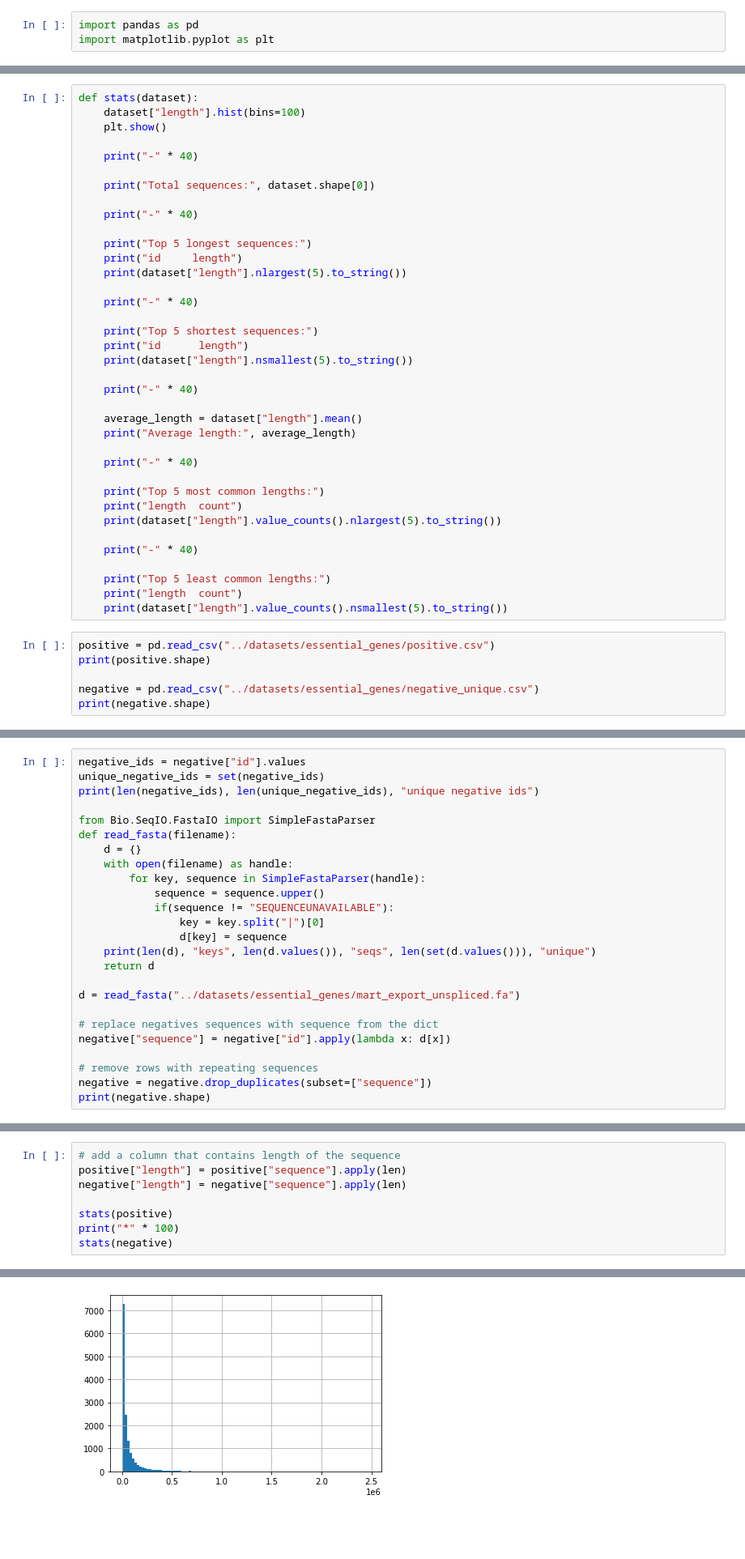
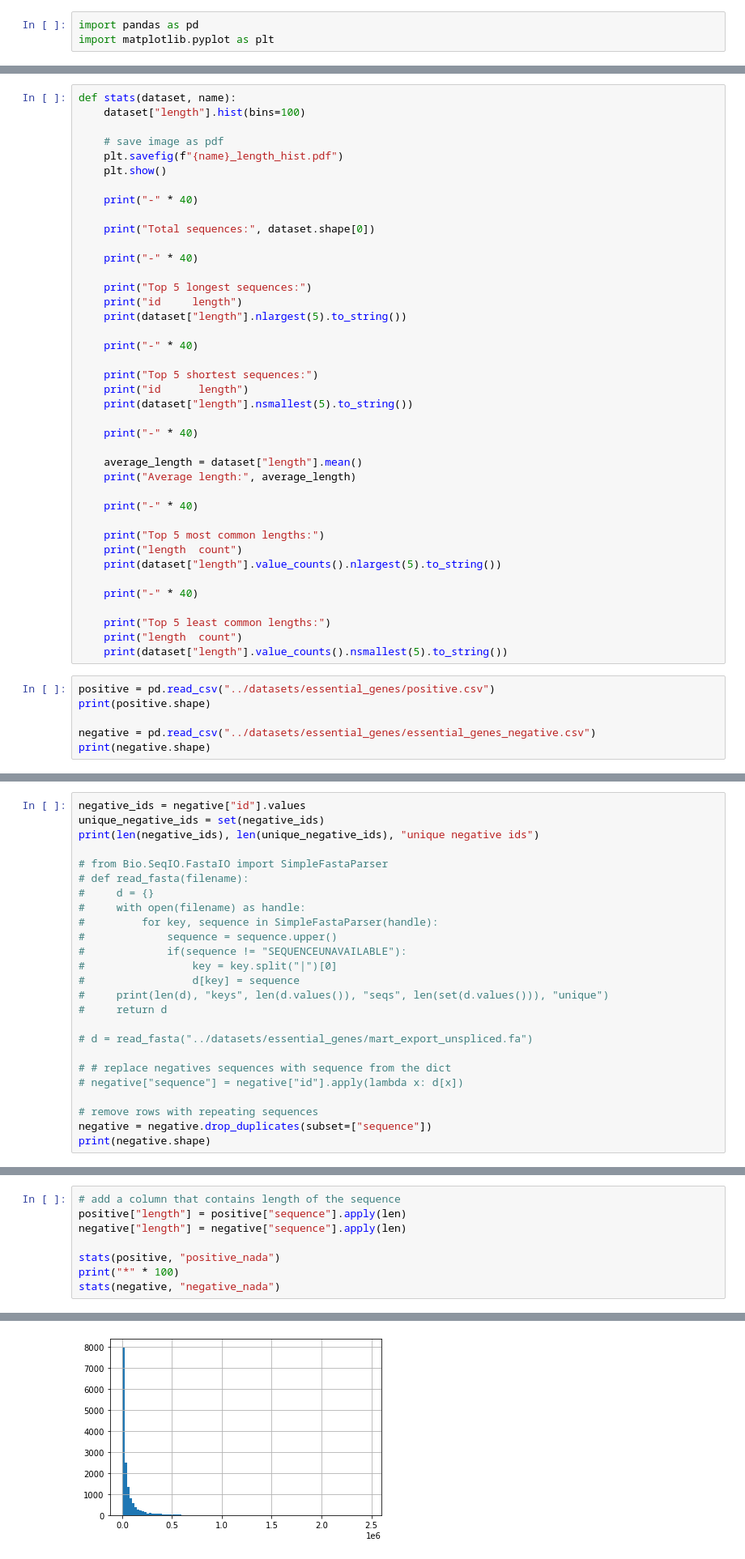
Before and after one commit to BioSystemsUM/propythia, a Jupyter notebook: src/propythia/DNA/essential_genes/DeepHE_stats.ipynb, the cells around one changed output, grey strips where cells are left out. Shown: that part at 81% size. Drawn from its saved outputs; the diff is of its cells as text; blank space fills up the shorter version.

```diff
--- a/src/propythia/DNA/essential_genes/DeepHE_stats.ipynb
+++ b/src/propythia/DNA/essential_genes/DeepHE_stats.ipynb
@@ -8,8 +8,11 @@ Statistics about the data, including:
 * Average length of sequences
 * Top 5 most and least common sequence length
 # %%
-def stats(dataset):
+def stats(dataset, name):
     dataset["length"].hist(bins=100)
+
+    # save image as pdf
+    plt.savefig(f"{name}_length_hist.pdf")
     plt.show()
 
     print("-" * 40)
@@ -48,7 +51,7 @@ def stats(dataset):
 positive = pd.read_csv("../datasets/essential_genes/positive.csv")
 print(positive.shape)
 
-negative = pd.read_csv("../datasets/essential_genes/negative_unique.csv")
+negative = pd.read_csv("../datasets/essential_genes/essential_genes_negative.csv")
 print(negative.shape)
 # %% [output]
 (2010, 2)
@@ -58,22 +61,22 @@ negative_ids = negative["id"].values
 unique_negative_ids = set(negative_ids)
 print(len(negative_ids), len(unique_negative_ids), "unique negative ids")
 
-from Bio.SeqIO.FastaIO import SimpleFastaParser
-def read_fasta(filename):
-    d = {}
-    with open(filename) as handle:
-        for key, sequence in SimpleFastaParser(handle):
-            sequence = sequence.upper()
-            if(sequence != "SEQUENCEUNAVAILABLE"):
-                key = key.split("|")[0]
-                d[key] = sequence
-    print(len(d), "keys", len(d.values()), "seqs", len(set(d.values())), "unique")
-    return d
+# from Bio.SeqIO.FastaIO import SimpleFastaParser
+# def read_fasta(filename):
+#     d = {}
+#     with open(filename) as handle:
+#         for key, sequence in SimpleFastaParser(handle):
+#             sequence = sequence.upper()
+#             if(sequence != "SEQUENCEUNAVAILABLE"):
+#                 key = key.split("|")[0]
+#                 d[key] = sequence
+#     print(len(d), "keys", len(d.values()), "seqs", len(set(d.values())), "unique")
+#     return d
 
-d = read_fasta("../datasets/essential_genes/mart_export_unspliced.fa")
+# d = read_fasta("../datasets/essential_genes/mart_export_unspliced.fa")
 
-# replace negatives sequences with sequence from the dict
-negative["sequence"] = negative["id"].apply(lambda x: d[x])
+# # replace negatives sequences with sequence from the dict
+# negative["sequence"] = negative["id"].apply(lambda x: d[x])
 
 # remove rows with repeating sequences
 negative = negative.drop_duplicates(subset=["sequence"])
@@ -95,29 +97,29 @@ print(positive.shape)
 # %%
 # add a column that contains length of the sequence
 positive["length"] = positive["sequence"].apply(len)
 negative["length"] = negative["sequence"].apply(len)
 
-stats(positive)
+stats(positive, "positive_nada")
 print("*" * 100)
-stats(negative)
+stats(negative, "negative_nada")
 # %% [output]
 [figure]
 ----------------------------------------
 Total sequences: 2010
 ----------------------------------------
 Top 5 longest sequences:
 id     length
 676    16791
 248    15615
 204    14574
 491    13941
 31     13167
 ----------------------------------------
 Top 5 shortest sequences:
 ... (21 lines left out)
 3162    1
 2982    1
 3324    1
 ****************************************************************************************************
-[figure, old version]
+[figure, new version]
 ----------------------------------------
```
Also changed, not shown: parts of 6 cells of this notebook, 9 other files.
